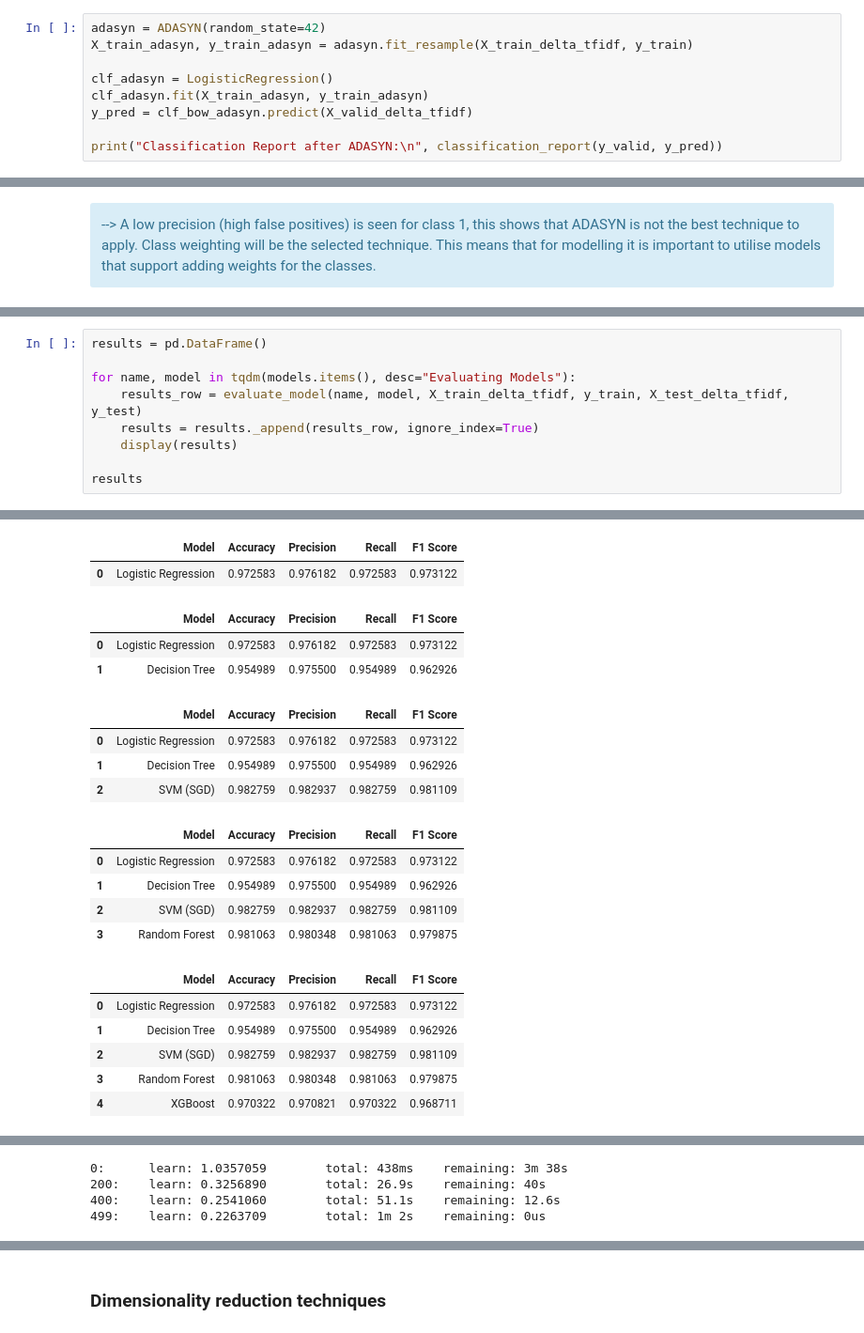
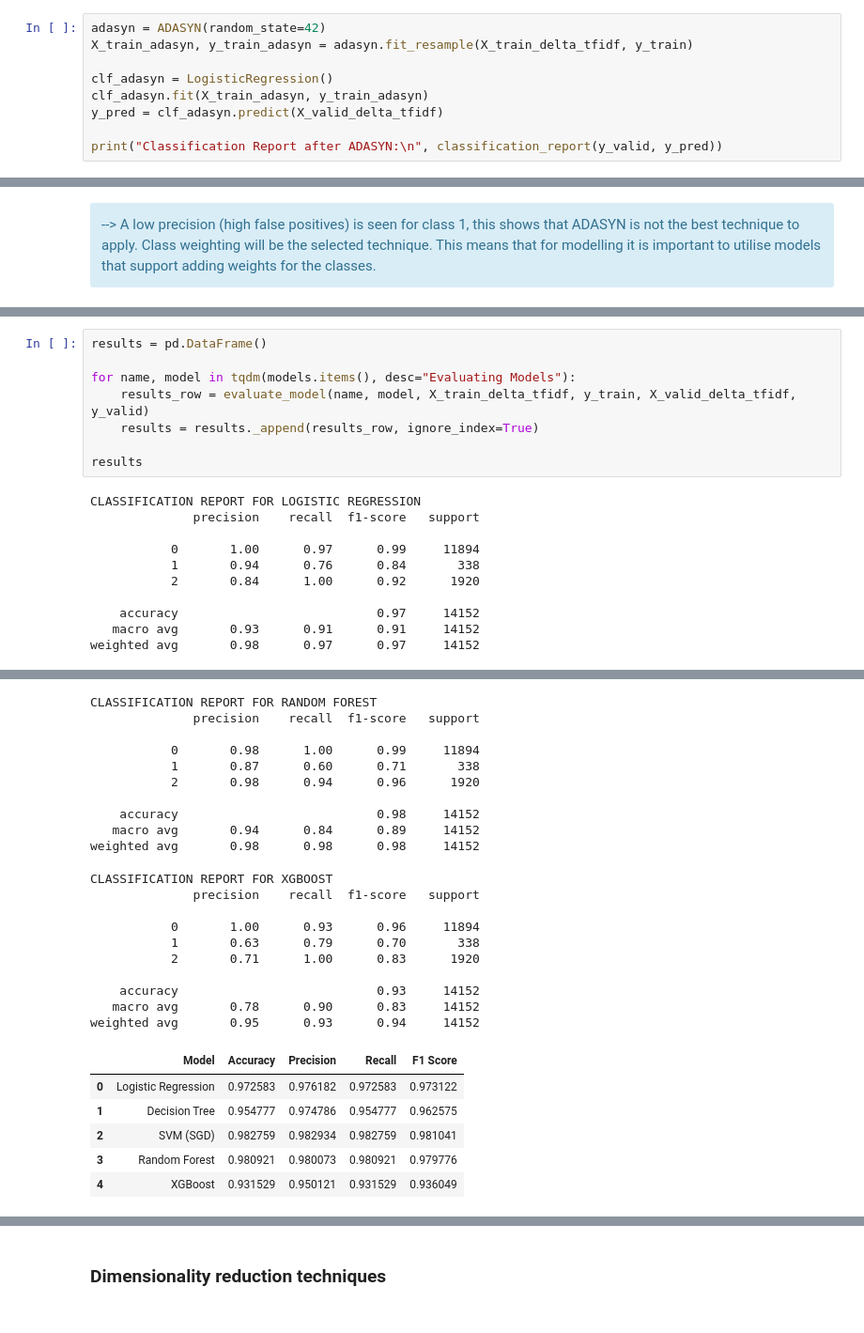
Before and after one commit to gangula-karthik/Altitude-Analytics, a Jupyter notebook: Modelling.ipynb, the cells around one changed output, grey strips where cells are left out. Shown at 94% size. Saved outputs shown, nothing was run; the diff lists cells and outputs as text.

```diff
--- a/Modelling.ipynb
+++ b/Modelling.ipynb
@@ -633,7 +636,7 @@ X_train_adasyn, y_train_adasyn = adasyn.fit_resample(X_train_delta_tfidf, y_trai
 
 clf_adasyn = LogisticRegression()
 clf_adasyn.fit(X_train_adasyn, y_train_adasyn)
-y_pred = clf_bow_adasyn.predict(X_valid_delta_tfidf)
+y_pred = clf_adasyn.predict(X_valid_delta_tfidf)
 
 print("Classification Report after ADASYN:\n", classification_report(y_valid, y_pred))
 # %% [output]
@@ -691,9 +700,18 @@ def evaluate_model(name, model, X_train, y_train, X_test, y_test):
 results = pd.DataFrame()
 
 for name, model in tqdm(models.items(), desc="Evaluating Models"):
-    results_row = evaluate_model(name, model, X_train_delta_tfidf, y_train, X_test_delta_tfidf, y_test)
+    results_row = evaluate_model(name, model, X_train_delta_tfidf, y_train, X_valid_delta_tfidf, y_valid)
     results = results._append(results_row, ignore_index=True)
-    display(results)
 
 results
 # %% [output]
+CLASSIFICATION REPORT FOR LOGISTIC REGRESSION
+              precision    recall  f1-score   support
+
+           0       1.00      0.97      0.99     11894
+           1       0.94      0.76      0.84       338
+           2       0.84      1.00      0.92      1920
+
+    accuracy                           0.97     14152
+   macro avg       0.93      0.91      0.91     14152
+weighted avg       0.98      0.97      0.97     14152
@@ -700,20 +735,26 @@ results
+CLASSIFICATION REPORT FOR RANDOM FOREST
+              precision    recall  f1-score   support
+
+           0       0.98      1.00      0.99     11894
+           1       0.87      0.60      0.71       338
+           2       0.98      0.94      0.96      1920
+
+    accuracy                           0.98     14152
+   macro avg       0.94      0.84      0.89     14152
+weighted avg       0.98      0.98      0.98     14152
+CLASSIFICATION REPORT FOR XGBOOST
+              precision    recall  f1-score   support
+
+           0       1.00      0.93      0.96     11894
+           1       0.63      0.79      0.70       338
+           2       0.71      1.00      0.83      1920
+
+    accuracy                           0.93     14152
+   macro avg       0.78      0.90      0.83     14152
+weighted avg       0.95      0.93      0.94     14152
 |  | Model | Accuracy | Precision | Recall | F1 Score |
 | 0 | Logistic Regression | 0.972583 | 0.976182 | 0.972583 | 0.973122 |
+| 1 | Decision Tree | 0.954777 | 0.974786 | 0.954777 | 0.962575 |
+| 2 | SVM (SGD) | 0.982759 | 0.982934 | 0.982759 | 0.981041 |
+| 3 | Random Forest | 0.980921 | 0.980073 | 0.980921 | 0.979776 |
+| 4 | XGBoost | 0.931529 | 0.950121 | 0.931529 | 0.936049 |
-|  | Model | Accuracy | Precision | Recall | F1 Score |
-| 0 | Logistic Regression | 0.972583 | 0.976182 | 0.972583 | 0.973122 |
-| 1 | Decision Tree | 0.954989 | 0.975500 | 0.954989 | 0.962926 |
-|  | Model | Accuracy | Precision | Recall | F1 Score |
-| 0 | Logistic Regression | 0.972583 | 0.976182 | 0.972583 | 0.973122 |
-| 1 | Decision Tree | 0.954989 | 0.975500 | 0.954989 | 0.962926 |
-| 2 | SVM (SGD) | 0.982759 | 0.982937 | 0.982759 | 0.981109 |
-|  | Model | Accuracy | Precision | Recall | F1 Score |
-| 0 | Logistic Regression | 0.972583 | 0.976182 | 0.972583 | 0.973122 |
-| 1 | Decision Tree | 0.954989 | 0.975500 | 0.954989 | 0.962926 |
-| 2 | SVM (SGD) | 0.982759 | 0.982937 | 0.982759 | 0.981109 |
-| 3 | Random Forest | 0.981063 | 0.980348 | 0.981063 | 0.979875 |
-|  | Model | Accuracy | Precision | Recall | F1 Score |
-| 0 | Logistic Regression | 0.972583 | 0.976182 | 0.972583 | 0.973122 |
-| 1 | Decision Tree | 0.954989 | 0.975500 | 0.954989 | 0.962926 |
-| 2 | SVM (SGD) | 0.982759 | 0.982937 | 0.982759 | 0.981109 |
-| 3 | Random Forest | 0.981063 | 0.980348 | 0.981063 | 0.979875 |
-| 4 | XGBoost | 0.970322 | 0.970821 | 0.970322 | 0.968711 |
@@ -735,4 +760,0 @@ results
-0:      learn: 1.0357059        total: 438ms    remaining: 3m 38s
-200:    learn: 0.3256890        total: 26.9s    remaining: 40s
-400:    learn: 0.2541060        total: 51.1s    remaining: 12.6s
-499:    learn: 0.2263709        total: 1m 2s    remaining: 0us
```
Also changed, not shown: parts of 27 cells of this notebook, 1 other file.
